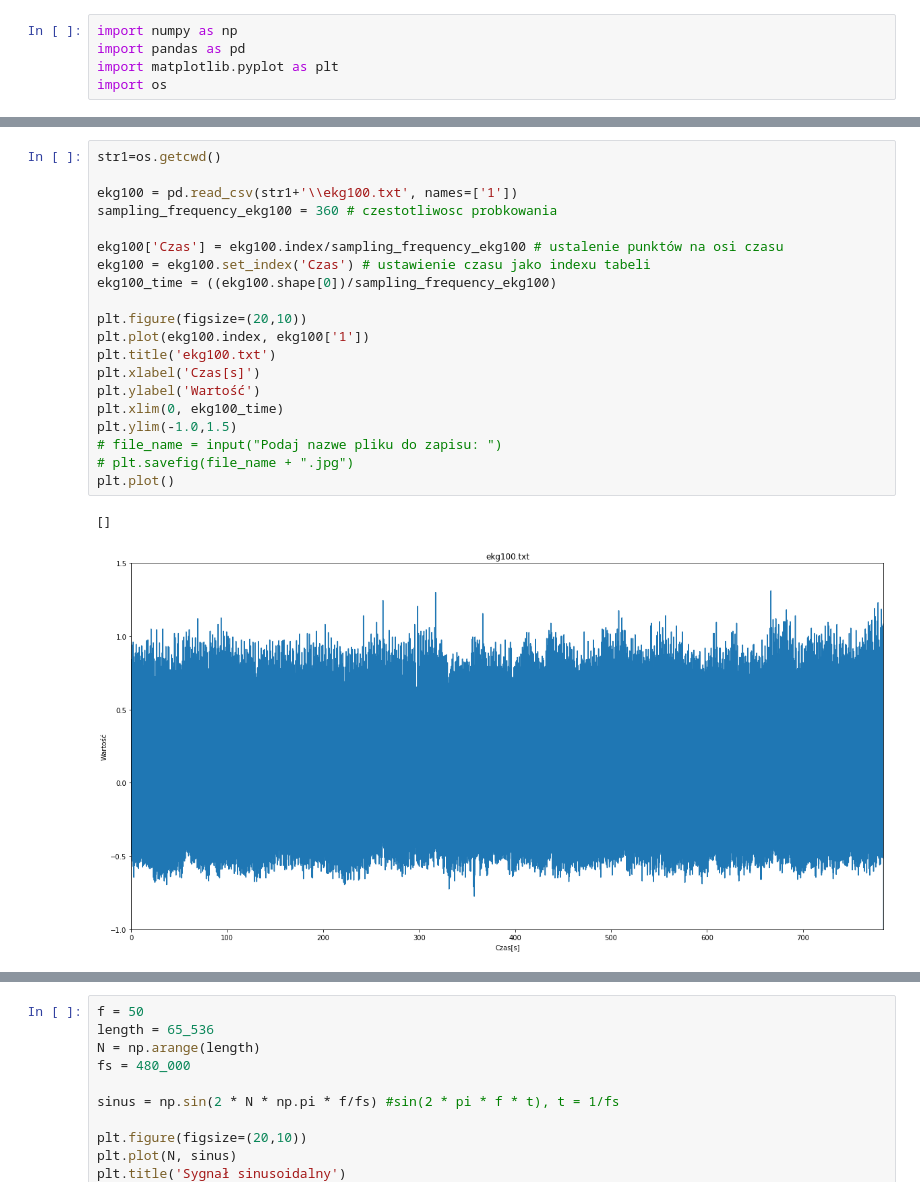
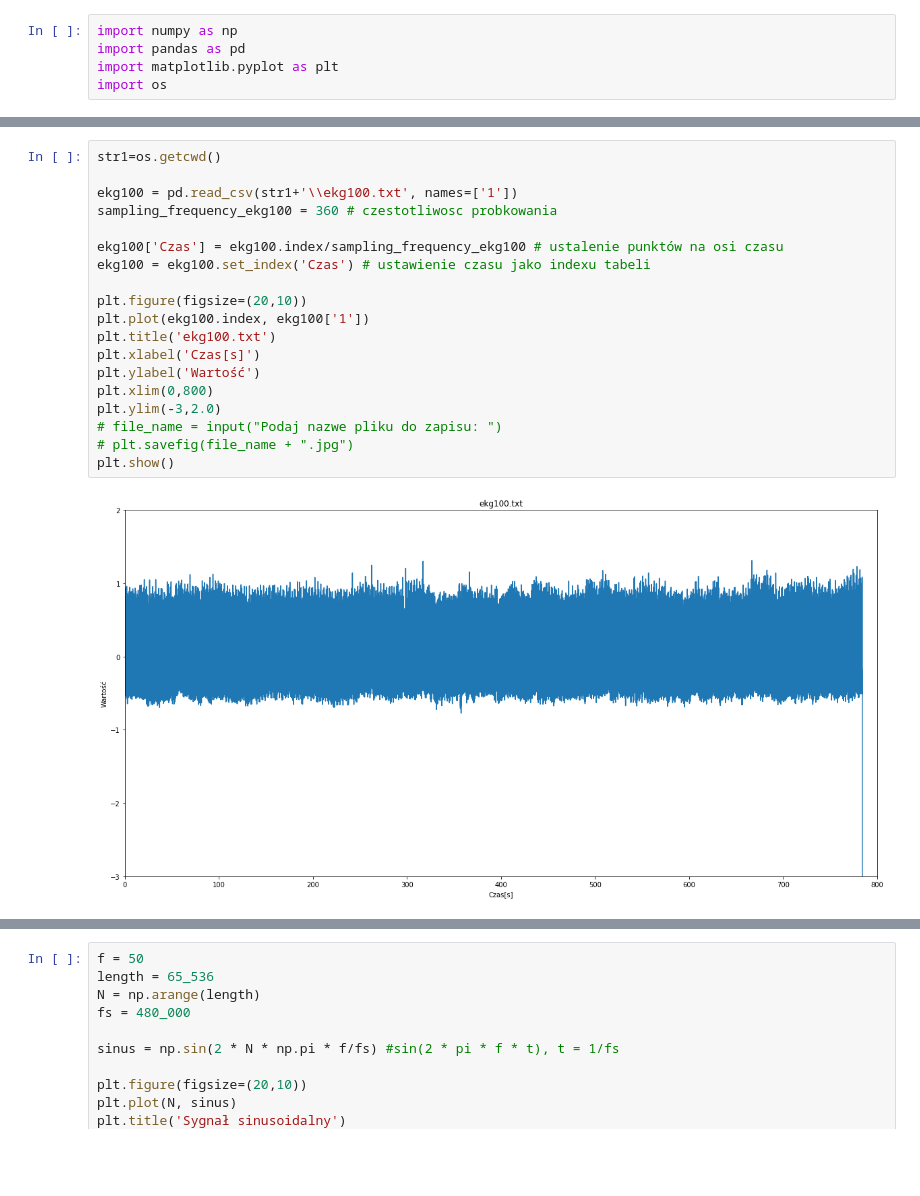
Before and after one commit to magdalena09/CPSiO-lab, a Jupyter notebook: lab1.ipynb, the cells around one changed output, grey strips where cells are left out. Cells and saved outputs as stored; diff of their text form; blank space fills up the shorter version.

```diff
--- a/lab1.ipynb
+++ b/lab1.ipynb
@@ -49,26 +48,24 @@ plt.plot()
 # %%
 str1=os.getcwd()
 
 ekg100 = pd.read_csv(str1+'\\ekg100.txt', names=['1'])
 sampling_frequency_ekg100 = 360 # czestotliwosc probkowania
 
 ekg100['Czas'] = ekg100.index/sampling_frequency_ekg100 # ustalenie punktów na osi czasu
 ekg100 = ekg100.set_index('Czas') # ustawienie czasu jako indexu tabeli
-ekg100_time = ((ekg100.shape[0])/sampling_frequency_ekg100)
 
 plt.figure(figsize=(20,10))
 plt.plot(ekg100.index, ekg100['1'])
 plt.title('ekg100.txt')
 plt.xlabel('Czas[s]')
 plt.ylabel('Wartość')
-plt.xlim(0, ekg100_time)
-plt.ylim(-1.0,1.5)
+plt.xlim(0,800)
+plt.ylim(-3,2.0)
 # file_name = input("Podaj nazwe pliku do zapisu: ")
 # plt.savefig(file_name + ".jpg")
-plt.plot()
+plt.show()
 # %% [output]
-[]
-[figure, old version]
+[figure, new version]
 # %%
 str1=os.getcwd()
 
```
Also changed, not shown: parts of 6 cells of this notebook.
